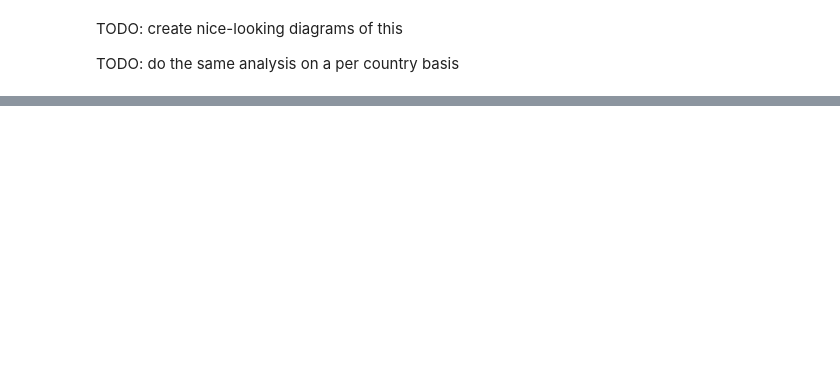
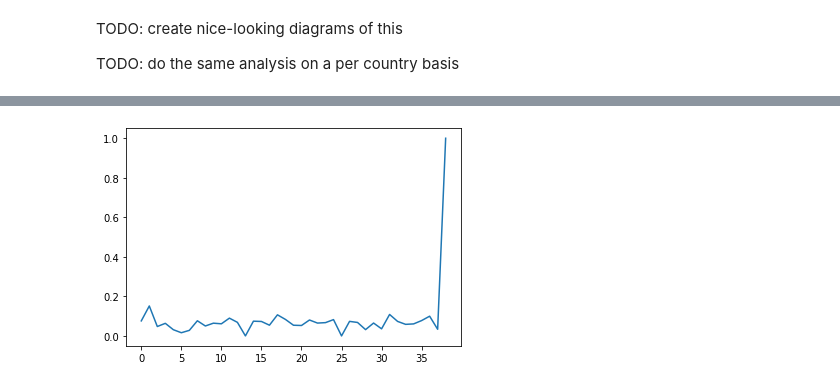
Before and after one commit to maritsm/temalabor-2023, a Jupyter notebook: cohesiveness.ipynb, the cells around one changed output, grey strips where cells are left out. Cells and saved outputs as stored; diff of their text form; code cells hidden in the pictures; blank space fills up the shorter version.

```diff
--- a/cohesiveness.ipynb
+++ b/cohesiveness.ipynb
@@ -65,0 +90,5 @@ TODO: do the same analysis on a per country basis
+# %%
+monthly_cohesiveness_by_party["EPP"].plot()
+plt.show()
+# %% [output]
+[figure, added]
```
Also changed, not shown: parts of 6 cells of this notebook.
